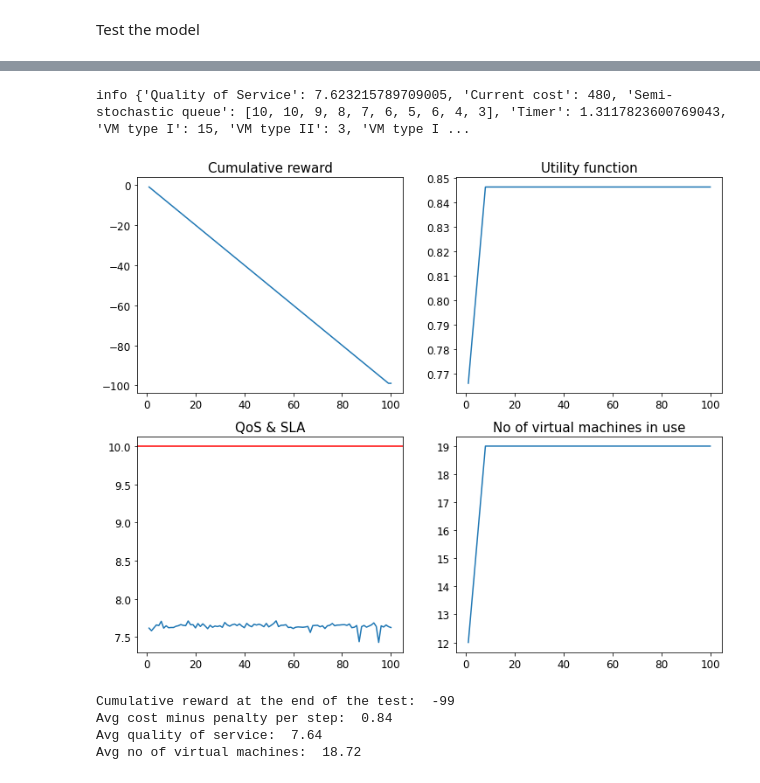
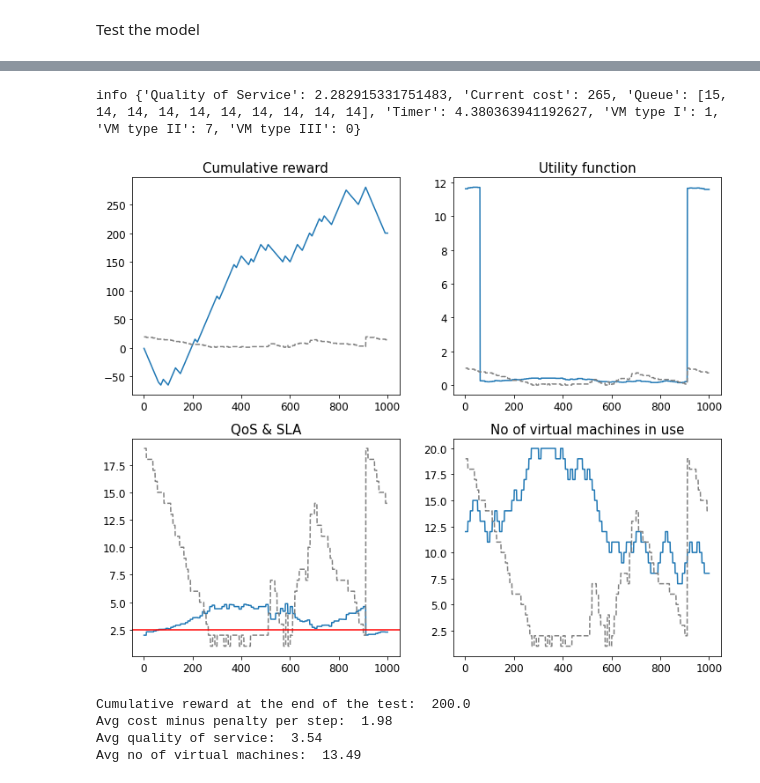
Before and after one commit to dkapczynska/Resource_management_RL, a Jupyter notebook: 02. Adventage Actor-Critic Algorithm.ipynb, the cells around one changed output, grey strips where cells are left out. Drawn from its saved outputs; the diff is of its cells as text; code cells hidden in the pictures.

```diff
--- a/02. Adventage Actor-Critic Algorithm.ipynb
+++ b/02. Adventage Actor-Critic Algorithm.ipynb
@@ -45,15 +45,15 @@ warnings.filterwarnings("ignore")
 Prepare the enviroment
 # %%
 # SIM PARAMETERS
-SLA = 10
+SLA = 2.5
 VM_TYPE1 = 7
 VM_TYPE2 = 3
 VM_TYPE3 = 1
-SCENARIO = 'random'
-PENALTY = 500
+PENALTY = 10000
 STEPS = 100
 ALPHA = 0.5
 BETA = 0.5
+SCENARIO = "Environment/Scenarios/train_A2C.txt"
 
 env = Sim(sla = SLA,
           vm_1 = VM_TYPE1,
@@ -126,11 +135,11 @@ Avg no of virtual machines:  16.2
 # %%
-SCENARIO = 'test_scenario_3'
-test_model_SB(model, SLA, VM_TYPE1, VM_TYPE2, VM_TYPE3, STEPS, SCENARIO, PENALTY, ALPHA, BETA)
+SCENARIO = 'Environment/Scenarios/test_scenario_3_A2C.txt'
+test_model(SLA, VM_TYPE1, VM_TYPE2, VM_TYPE3, STEPS, SCENARIO, PENALTY, ALPHA, BETA, model)
 # %% [output]
-info {'Quality of Service': 7.623215789709005, 'Current cost': 480, 'Semi-stochastic queue': [10, 10, 9, 8, 7, 6, 5, 6, 4, 3], 'Timer': 1.3117823600769043, 'VM type I': 15, 'VM type II': 3, 'VM type I ...
+info {'Quality of Service': 2.282915331751483, 'Current cost': 265, 'Queue': [15, 14, 14, 14, 14, 14, 14, 14, 14, 14], 'Timer': 4.380363941192627, 'VM type I': 1, 'VM type II': 7, 'VM type III': 0}
-[figure, old version]
+[figure, new version]
-Cumulative reward at the end of the test:  -99
-Avg cost minus penalty per step:  0.84
-Avg quality of service:  7.64
-Avg no of virtual machines:  18.72
+Cumulative reward at the end of the test:  200.0
+Avg cost minus penalty per step:  1.98
+Avg quality of service:  3.54
+Avg no of virtual machines:  13.49
 # %%
```
Also changed, not shown: parts of 8 cells of this notebook.
